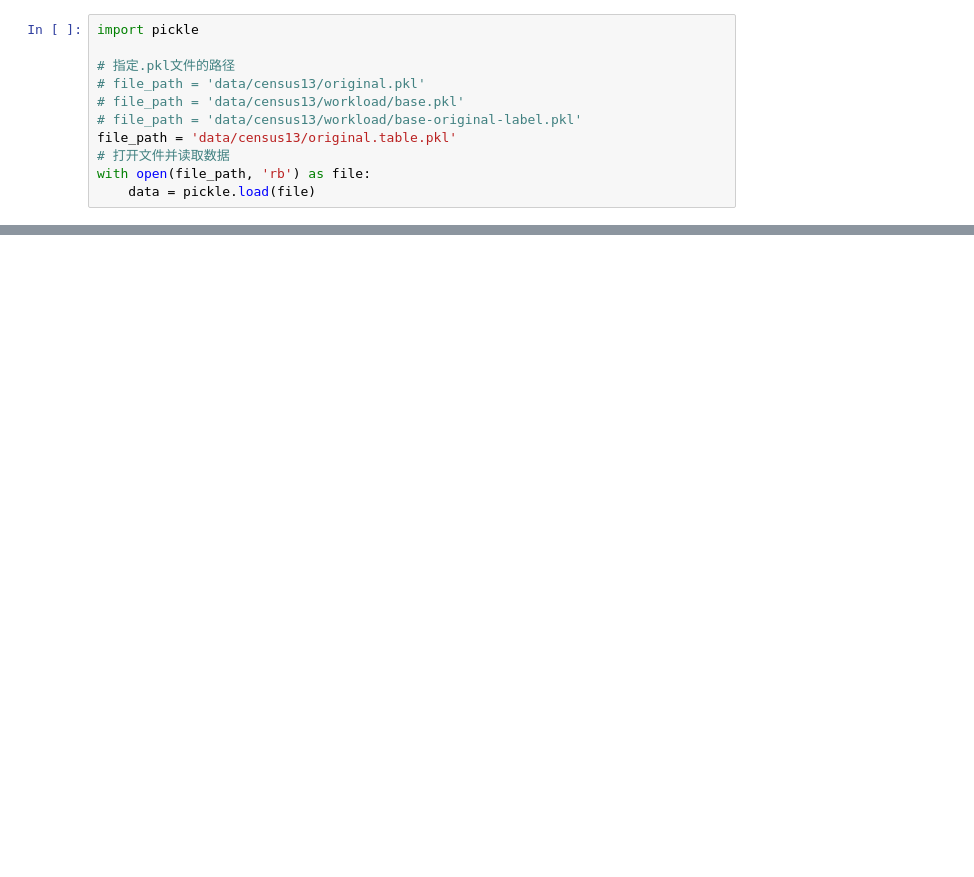
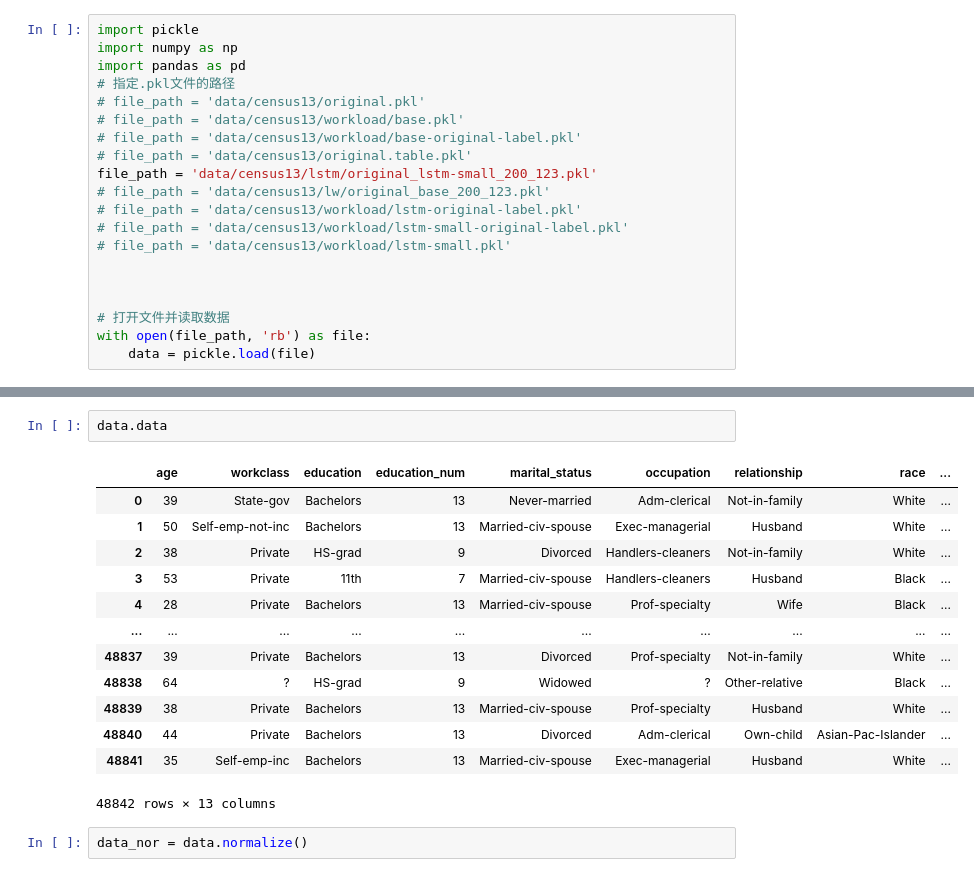
Before and after one commit to xuhuahuang813/AreCELearnedYet, a Jupyter notebook: hxh_1_readPKL.ipynb, the cells around one changed output, grey strips where cells are left out. Cells and saved outputs as stored; diff of their text form; blank space fills up the shorter version.

```diff
--- a/hxh_1_readPKL.ipynb
+++ b/hxh_1_readPKL.ipynb
@@ -1,11 +1,20 @@
 # %%
 import pickle
-
+import numpy as np
+import pandas as pd
 # 指定.pkl文件的路径
 # file_path = 'data/census13/original.pkl'
 # file_path = 'data/census13/workload/base.pkl'
 # file_path = 'data/census13/workload/base-original-label.pkl'
-file_path = 'data/census13/original.table.pkl'
+# file_path = 'data/census13/original.table.pkl'
+file_path = 'data/census13/lstm/original_lstm-small_200_123.pkl'
+# file_path = 'data/census13/lw/original_base_200_123.pkl'
+# file_path = 'data/census13/workload/lstm-original-label.pkl'
+# file_path = 'data/census13/workload/lstm-small-original-label.pkl'
+# file_path = 'data/census13/workload/lstm-small.pkl'
+
+
+
 # 打开文件并读取数据
 with open(file_path, 'rb') as file:
     data = pickle.load(file)
@@ -11,0 +174,18 @@ with open(file_path, 'rb') as file:
+# %%
+data.data
+# %% [output]
+|  | age | workclass | education | education_num | marital_status | occupation | relationship | race | ... |
+| 0 | 39 | State-gov | Bachelors | 13 | Never-married | Adm-clerical | Not-in-family | White | ... |
+| 1 | 50 | Self-emp-not-inc | Bachelors | 13 | Married-civ-spouse | Exec-managerial | Husband | White | ... |
+| 2 | 38 | Private | HS-grad | 9 | Divorced | Handlers-cleaners | Not-in-family | White | ... |
+| 3 | 53 | Private | 11th | 7 | Married-civ-spouse | Handlers-cleaners | Husband | Black | ... |
+| 4 | 28 | Private | Bachelors | 13 | Married-civ-spouse | Prof-specialty | Wife | Black | ... |
+| ... | ... | ... | ... | ... | ... | ... | ... | ... | ... |
+| 48837 | 39 | Private | Bachelors | 13 | Divorced | Prof-specialty | Not-in-family | White | ... |
+| 48838 | 64 | ? | HS-grad | 9 | Widowed | ? | Other-relative | Black | ... |
+| 48839 | 38 | Private | Bachelors | 13 | Married-civ-spouse | Prof-specialty | Husband | White | ... |
+| 48840 | 44 | Private | Bachelors | 13 | Divorced | Adm-clerical | Own-child | Asian-Pac-Islander | ... |
+| 48841 | 35 | Self-emp-inc | Bachelors | 13 | Married-civ-spouse | Exec-managerial | Husband | White | ... |
+48842 rows × 13 columns
+# %%
+data_nor = data.normalize()
```
Also changed, not shown: parts of 37 cells of this notebook, 19 other files.
